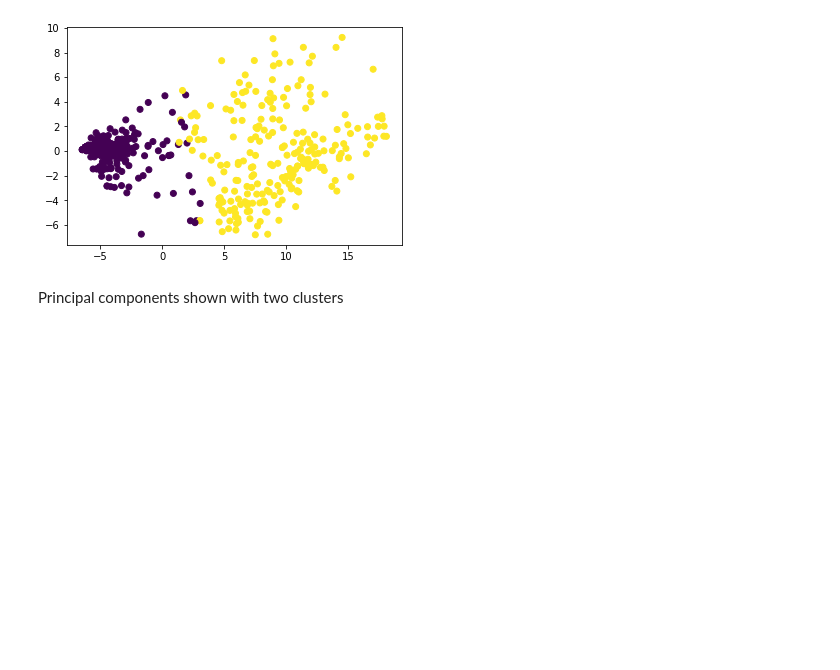
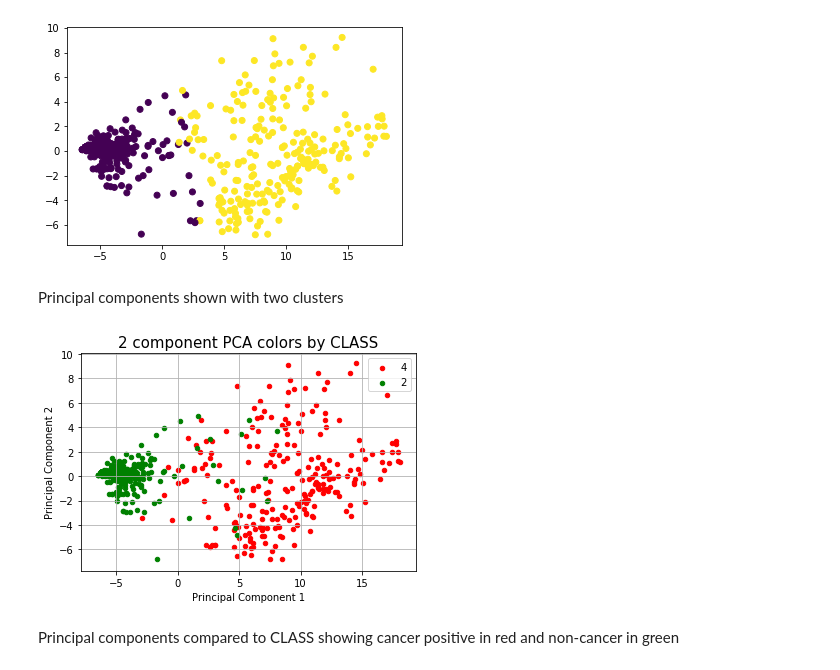
Before and after one commit to iamrajp/G10-PythonProject, a Jupyter notebook: code/Main.ipynb, the cells around one changed output. Cells and saved outputs as stored; diff of their text form; code cells hidden in the pictures; blank space fills up the shorter version.

```diff
--- a/code/Main.ipynb
+++ b/code/Main.ipynb
@@ -339,3 +339,30 @@ plt.show()
 [figure]
 # %% [markdown]
 Principal components shown with two clusters
+# %%
+#principalComponents = pca.fit_transform(hist_data)
+principalDf = pd.DataFrame(data = transformed
+             , columns = ['principal component 1', 'principal component 2'])
+# %%
+finalDf = pd.concat([principalDf, data[['CLASS']]], axis = 1)
+# %%
+fig = plt.figure(figsize = (6,4))
+ax = fig.add_subplot(1,1,1)
+ax.set_xlabel('Principal Component 1', fontsize = 10)
+ax.set_ylabel('Principal Component 2', fontsize = 10)
+ax.set_title('2 component PCA colors by CLASS', fontsize = 15)
+
+targets = [4, 2]
+colors = ['r', 'g']
+for target, color in zip(targets,colors):
+    indicesToKeep = finalDf['CLASS'] == target
+    ax.scatter(finalDf.loc[indicesToKeep, 'principal component 1']
+               , finalDf.loc[indicesToKeep, 'principal component 2']
+               , c = color
+               , s = 20)
+ax.legend(targets)
+ax.grid()
+# %% [output]
+[figure, added]
+# %% [markdown]
+Principal components compared to CLASS showing cancer positive in red and non-cancer in green
```
